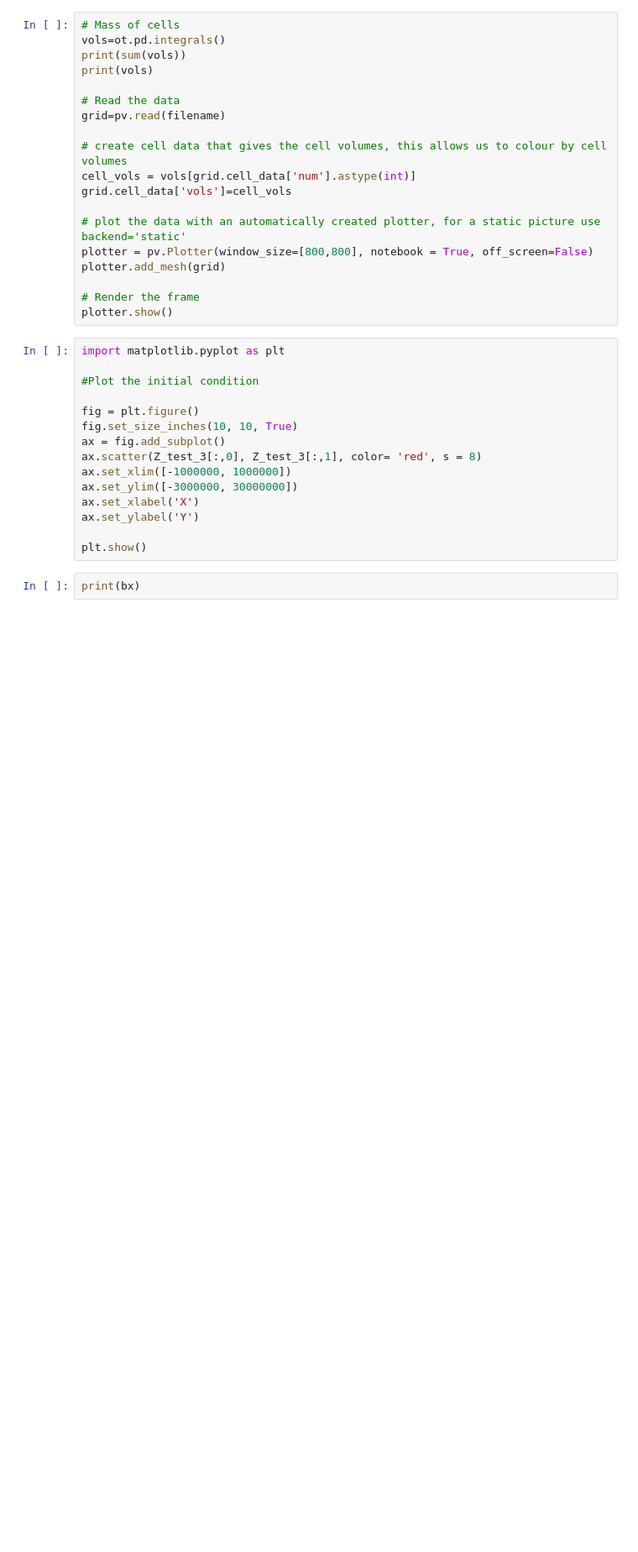
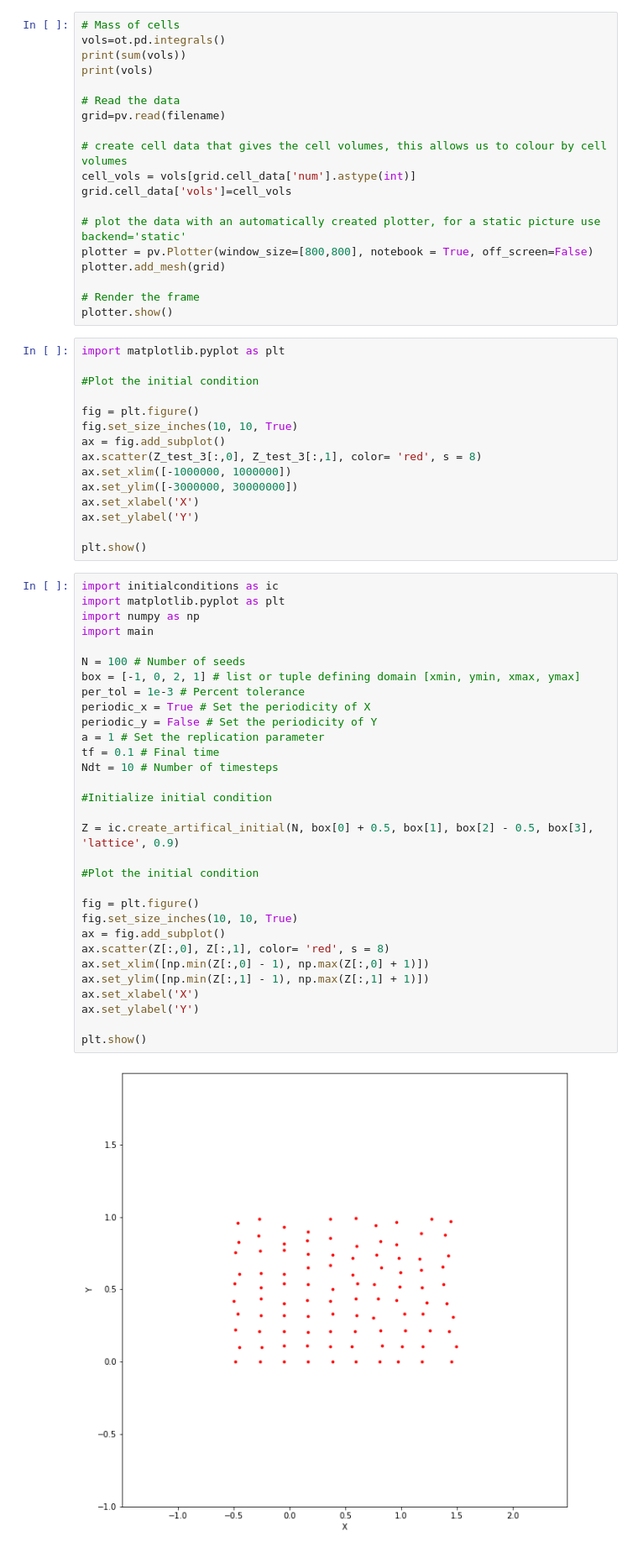
Before and after one commit to thelavier/2DIncompressibleSG, a Jupyter notebook: testspace.ipynb, the cells around one changed output. Shown at 84% size. Cells and saved outputs as stored; diff of their text form; blank space fills up the shorter version.

```diff
--- a/testspace.ipynb
+++ b/testspace.ipynb
@@ -85,5 +85,36 @@ ax.set_xlabel('X')
 ax.set_ylabel('Y')
 
 plt.show()
-# %%
-print(bx)
+# %%
+import initialconditions as ic
+import matplotlib.pyplot as plt
+import numpy as np
+import main
+
+N = 100 # Number of seeds
+box = [-1, 0, 2, 1] # list or tuple defining domain [xmin, ymin, xmax, ymax]
+per_tol = 1e-3 # Percent tolerance
+periodic_x = True # Set the periodicity of X
+periodic_y = False # Set the periodicity of Y
+a = 1 # Set the replication parameter
+tf = 0.1 # Final time
+Ndt = 10 # Number of timesteps
+
+#Initialize initial condition
+
+Z = ic.create_artifical_initial(N, box[0] + 0.5, box[1], box[2] - 0.5, box[3], 'lattice', 0.9)
+
+#Plot the initial condition
+
+fig = plt.figure()
+fig.set_size_inches(10, 10, True)
+ax = fig.add_subplot()
+ax.scatter(Z[:,0], Z[:,1], color= 'red', s = 8)
+ax.set_xlim([np.min(Z[:,0] - 1), np.max(Z[:,0] + 1)])
+ax.set_ylim([np.min(Z[:,1] - 1), np.max(Z[:,1] + 1)])
+ax.set_xlabel('X')
+ax.set_ylabel('Y')
+
+plt.show()
+# %% [output]
+[figure, added]
```
Also changed, not shown: parts of 1 cell of this notebook, 8 other files.
